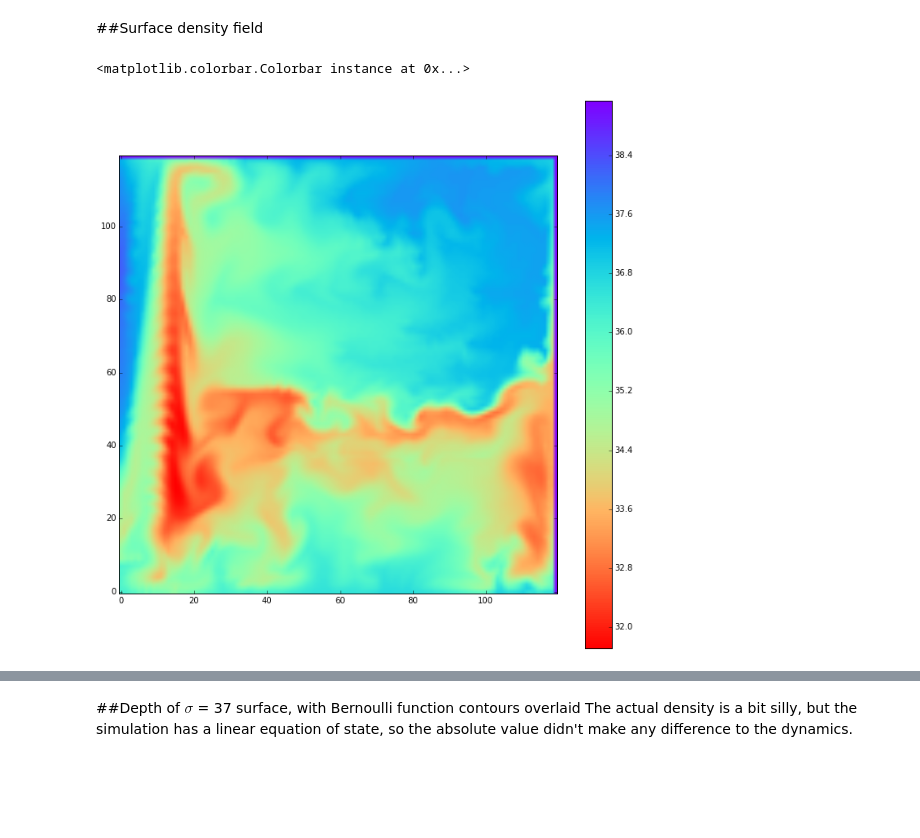
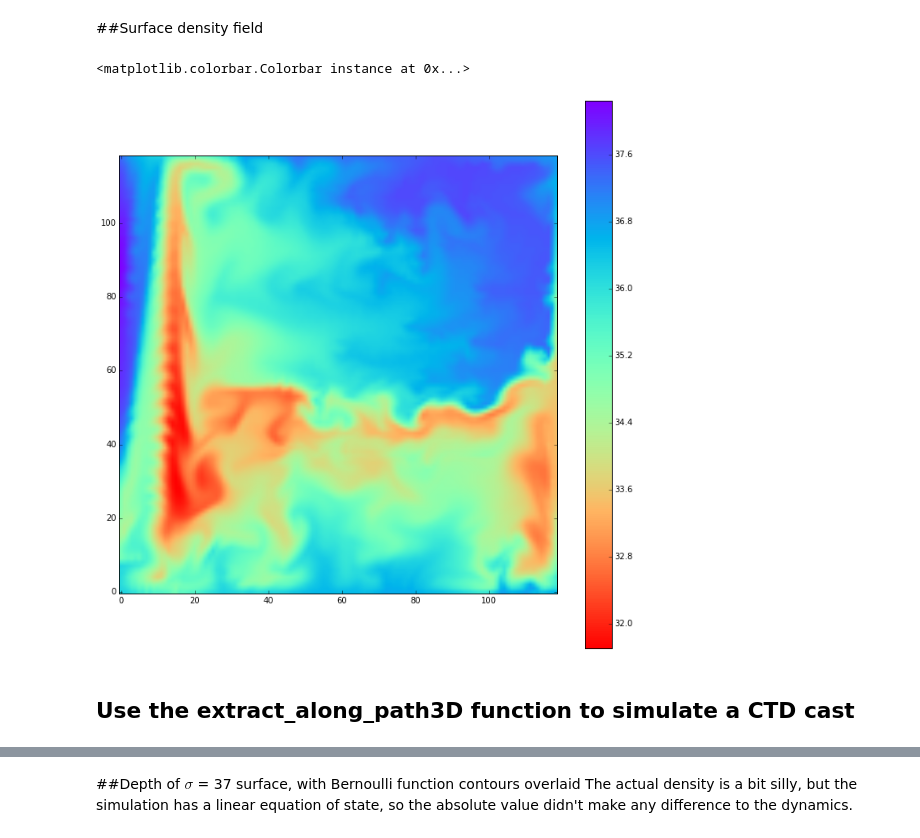
Before and after one commit to edoddridge/MITgcm_funcs, a Jupyter notebook: examples/example notebook.ipynb, the cells around one changed output, grey strips where cells are left out. Drawn from its saved outputs; the diff is of its cells as text; code cells hidden in the pictures; blank space fills up the shorter version.

```diff
--- a/examples/example notebook.ipynb
+++ b/examples/example notebook.ipynb
@@ -23,7 +23,7 @@ mitgcm.show_variables('state.all.nc')
 # %% [output]
 [u'Xp1', u'Y', u'Z', u'X', u'Yp1', u'Zl', u'T', u'iter', u'U', u'V', u'Temp', u'S', u'Eta', u'W']
 # %%
-f = netCDF4.MFDataset('state.all.nc')
+f = netCDF4.Dataset('state.all.nc')
 total_time_levels = len(f.variables['T'][:])
 m['time'] = copy.deepcopy(f.variables['T'][:])
 f.close()
@@ -46,8 +46,10 @@ m.bernoulli = mitgcm.Bernoulli(m,density_field='RHO', UVEL_field='U', VVEL_field
 # %% [markdown]
 ##Surface density field
 # %%
-im = plt.imshow(m.density['RHO'][0,:,:]-1000,origin='lower',cmap='rainbow_r')
+im = plt.imshow(m.density['RHO'][0,:-1,:-1]-1000,origin='lower',cmap='rainbow_r')
 plt.colorbar(im)
 # %% [output]
 <matplotlib.colorbar.Colorbar instance at 0x...>
-[figure, old version]
+[figure, new version]
+# %% [markdown]
+## Use the extract_along_path3D function to simulate a CTD cast
```
Also changed, not shown: parts of 10 cells of this notebook.
